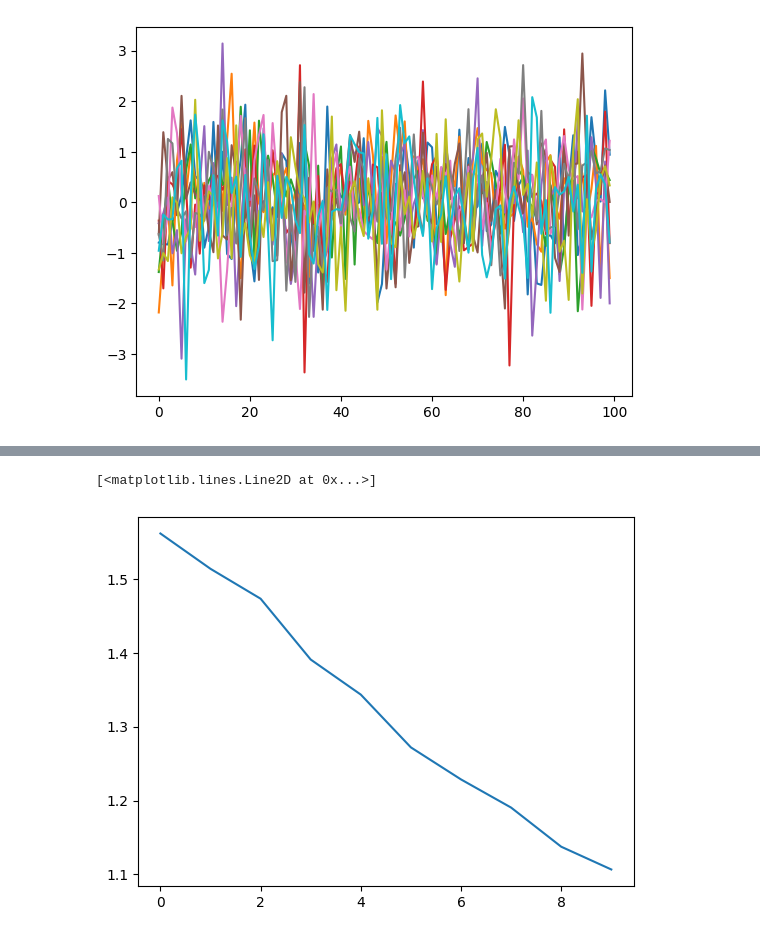
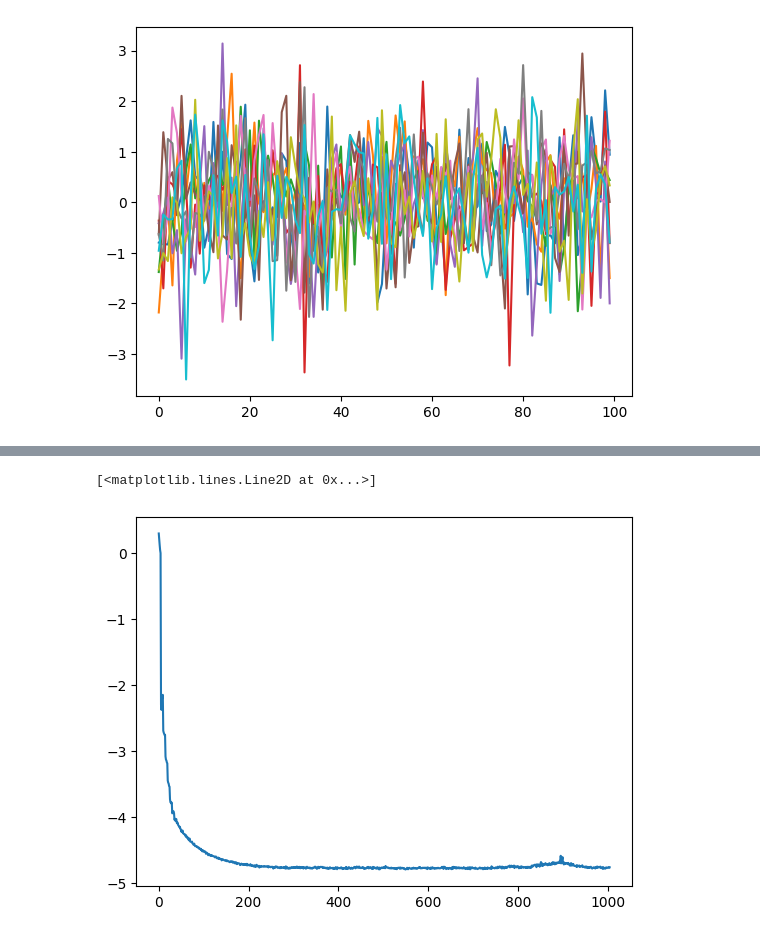
Before and after one commit to julianvanmeggelen/Thesis, a Jupyter notebook: Andreini/Andreini.ipynb, the cells around one changed output, grey strips where cells are left out. Drawn from its saved outputs; the diff is of its cells as text; code cells hidden in the pictures.

```diff
--- a/Andreini/Andreini.ipynb
+++ b/Andreini/Andreini.ipynb
@@ -88,0 +174,13 @@ plt.plot(sim);
+# %%
+#plot factors
+y_tensor = torch.from_numpy(y).float()
+plt.figure(figsize=(15,3))
+plt.plot(model.enc(y_tensor).detach().numpy());
+plt.title('Deep factor')
+
+#compare to PCA
+pca = PCA(n_components=factor_dim)
+pc = pca.fit_transform(y)
+plt.figure(figsize=(15,3))
+plt.plot(pc);
+plt.title('principal components')
@@ -88,0 +191,8 @@ plt.plot(sim);
+# %%
+#plot reconstructed y_hat
+plt.figure(figsize=(15,3))
+y_hat = model(y_tensor).detach().numpy()
+i = 100
+plt.plot(y_hat[0:100,i]);
+plt.plot(y[0:100,i])
+plt.title('$\hat y$')
@@ -89,16 +202,22 @@ plt.plot(sim);
 # %%
-def init_eps(T,n):
+def init_eps(T:int,n:int):
     """
     Initinitalize idiosyncratic error terms.
     """
     #TODO: How to do this lol?
     return np.random.normal(size = (T,n))
 
+def check_convergence(loss_hist: list, eps = 1e-10):
+    if len(loss_hist) < 11:
+        return False
+    if len(loss_hist) > 1000:
+        return True
+    return ((np.array(loss_hist)[-11:-1] - np.array(loss_hist)[-10:]) < eps).all()
+
 def d2FMMCMC(y: np.ndarray, model: AutoEncoder, n_epoch:int, optimizer: optim.Optimizer, criterion: nn.Module):
     n = y.shape[1]
     T = y.shape[0]
     eps = init_eps(T,n)
-    print(eps.shape)
     phi = ArProcess(T,n,d=1).fit(eps)
     convergence = False
     loss_hist = []
@@ -106,7 +225,6 @@ def d2FMMCMC(y: np.ndarray, model: AutoEncoder, n_epoch:int, optimizer: optim.Op
     i = 0
     while not convergence:
         print(i)
-        print(y.shape, phi.conditionalExpectation().shape )
         y_tilde = y - phi.conditionalExpectation()
         for epoch in range(n_epoch):
             y_tilde_mc = y_tilde+phi.simulate()
@@ -121,6 +239,6 @@ def d2FMMCMC(y: np.ndarray, model: AutoEncoder, n_epoch:int, optimizer: optim.Op
         eps = y - model(y_tensor).detach().numpy()
         phi = ArProcess(T,n,d=1).fit(eps)
         i+=1
-        convergence = i = 5
+        convergence = check_convergence(loss_hist)
     return phi, model, loss_hist
 # %% [markdown]
@@ -129,8 +247,8 @@ def d2FMMCMC(y: np.ndarray, model: AutoEncoder, n_epoch:int, optimizer: optim.Op
 y = load_y()
 input_dim = y.shape[1]
 factor_dim = 10
-enc = Encoder(hidden_dim = [input_dim, factor_dim], activation=nn.Identity()) #fully linear
-dec = Decoder(hidden_dim = [factor_dim, input_dim])
+enc = Encoder(hidden_dim = [input_dim, 50, factor_dim], activation=nn.Tanh()) #fully linear
+dec = Decoder(hidden_dim = [factor_dim, 50, input_dim])
 model = AutoEncoder(enc, dec)
-phi, model, loss_hist = d2FMMCMC(y=y, model=model, n_epoch=10, optimizer = optim.Adam(params=model.parameters(),lr=0.01), criterion= nn.MSELoss())
+phi, model, loss_hist = d2FMMCMC(y=y, model=model, n_epoch=5, optimizer = optim.Adam(params=model.parameters(),lr=0.01), criterion= nn.MSELoss())
 # %% [output]
@@ -140,5 +272,5 @@ phi, model, loss_hist = d2FMMCMC(y=y, model=model, n_epoch=10, optimizer = optim
 # %%
-plt.plot(loss_hist)
+plt.plot(np.log(np.array(loss_hist)))
 # %% [output]
 [<matplotlib.lines.Line2D at 0x...>]
-[figure, old version]
+[figure, new version]
```
Also changed, not shown: parts of 15 cells of this notebook, 1 other file.
